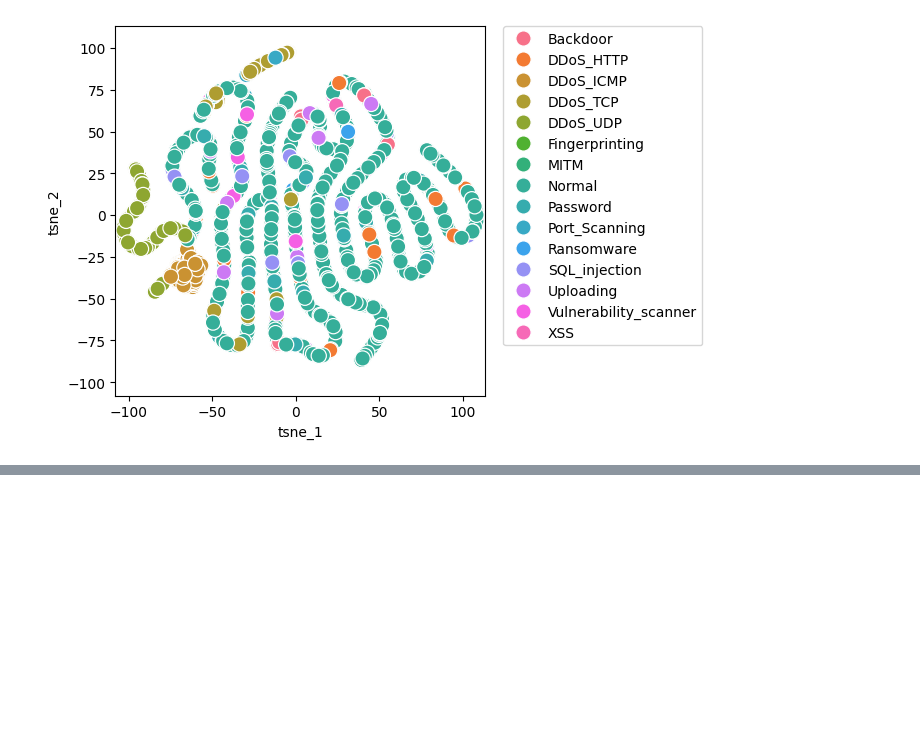
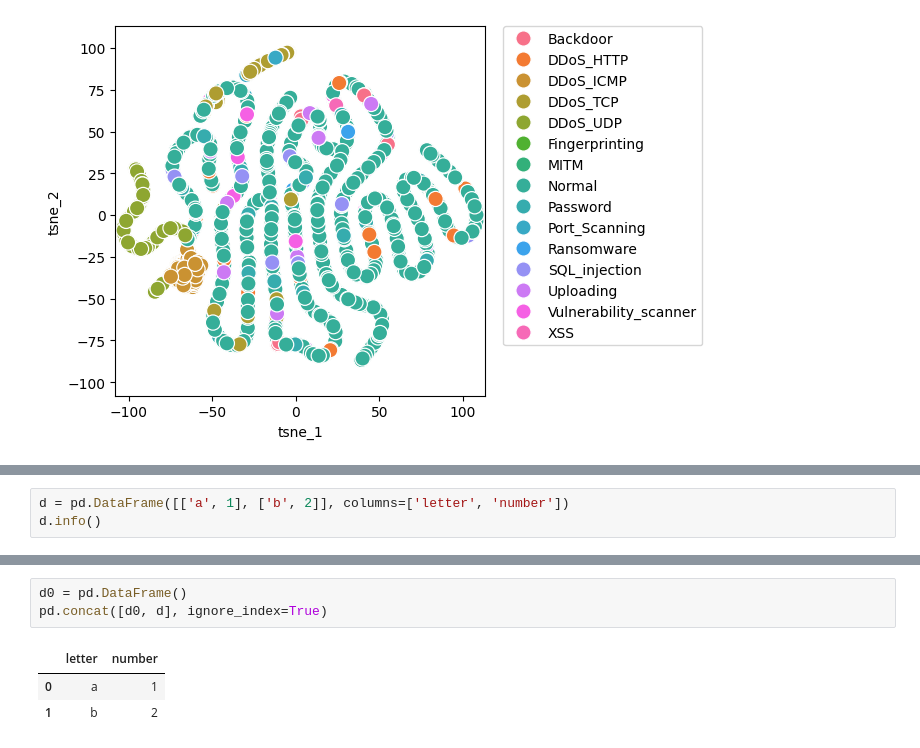
Before and after one commit to pro1710/ids, a Jupyter notebook: tsne.ipynb, the cells around one changed output, grey strips where cells are left out. Cells and saved outputs as stored; diff of their text form; blank space fills up the shorter version.

```diff
--- a/tsne.ipynb
+++ b/tsne.ipynb
@@ -118,0 +232,3 @@ plt.show()
+# %%
+d = pd.DataFrame([['a', 1], ['b', 2]], columns=['letter', 'number'])
+d.info()
@@ -118,0 +245,7 @@ plt.show()
+# %%
+d0 = pd.DataFrame()
+pd.concat([d0, d], ignore_index=True)
+# %% [output]
+|  | letter | number |
+| 0 | a | 1 |
+| 1 | b | 2 |
```
Also changed, not shown: parts of 8 cells of this notebook.
